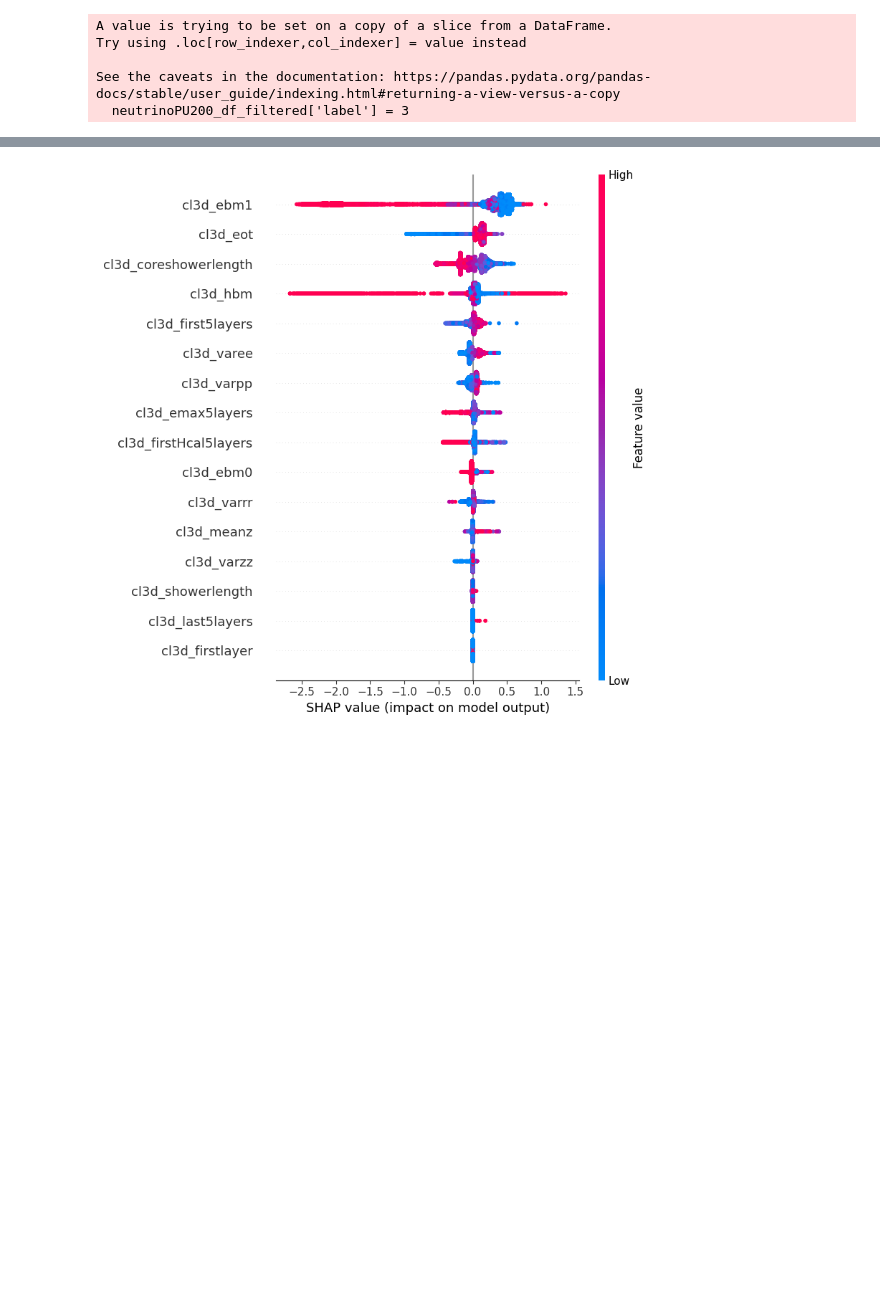
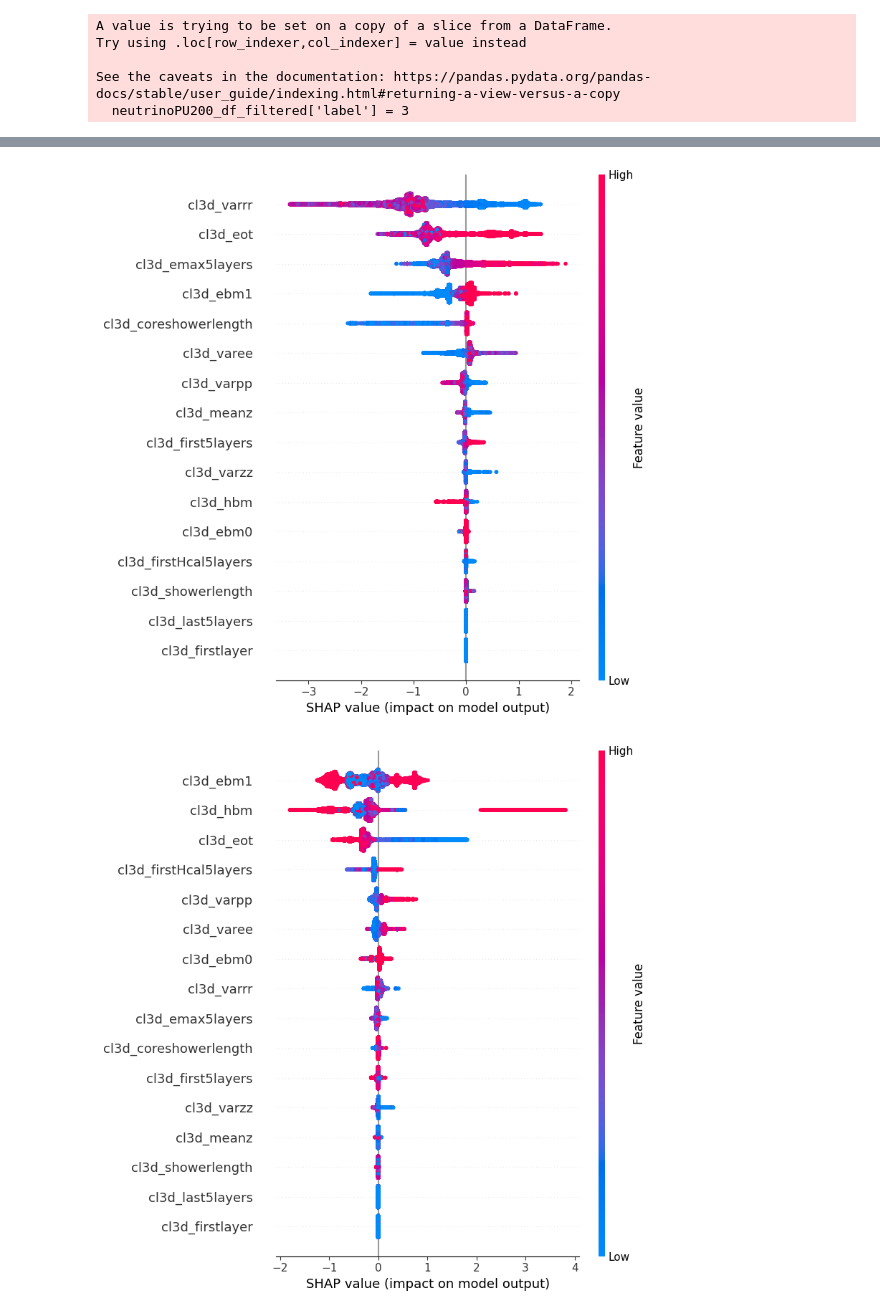
Before and after one commit to tdebnath16/shower_shape_studies, a Jupyter notebook: Multiclass_BDT.ipynb, the cells around one changed output, grey strips where cells are left out. Drawn from its saved outputs; the diff is of its cells as text; code cells hidden in the pictures; blank space fills up the shorter version.

```diff
--- a/Multiclass_BDT.ipynb
+++ b/Multiclass_BDT.ipynb
@@ -290,5 +250,10 @@ shap_values = explainer.shap_values(X_test)
 # %%
-shap_vals_egamma = shap_values[:, :, 2]
+shap_vals_egamma = shap_values[:, :, 1]
 shap.summary_plot(shap_vals_egamma, X_test, feature_names=columns_for_training, show=True)
 # %% [output]
-[figure, old version]
+[figure, new version]
+# %%
+shap_vals_pu = shap_values[:, :, 3]
+shap.summary_plot(shap_vals_pu, X_test, feature_names=columns_for_training, show=True)
+# %% [output]
+[figure, added]
```
Also changed, not shown: parts of 22 cells of this notebook, 5 other files.
